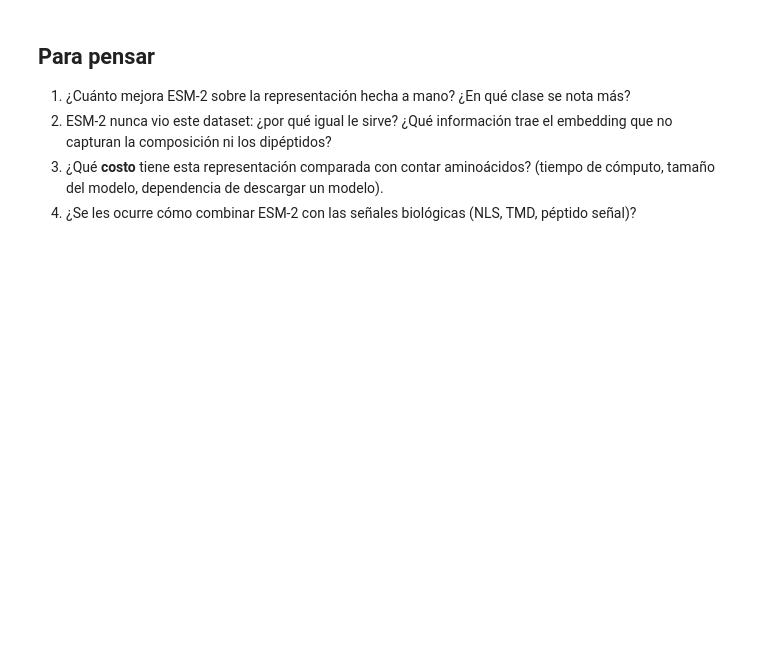
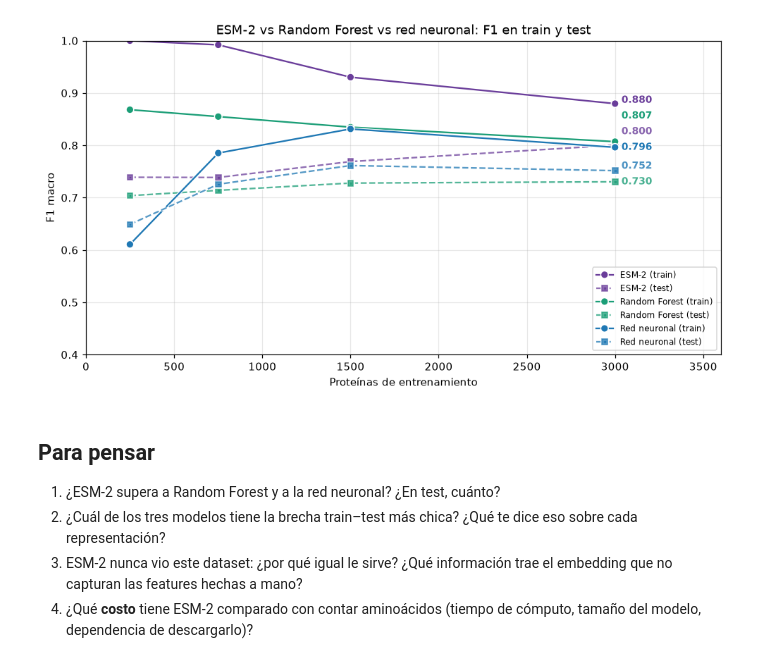
Before and after one commit to mberdakin/where-is-my-protein, a Jupyter notebook: notebooks/esm2_embeddings_colab.ipynb, the cells around one changed output. Drawn from its saved outputs; the diff is of its cells as text; code cells hidden in the pictures; blank space fills up the shorter version.

```diff
--- a/notebooks/esm2_embeddings_colab.ipynb
+++ b/notebooks/esm2_embeddings_colab.ipynb
@@ -49,13 +57,15 @@ red = AutoModel.from_pretrained(MODELO).eval()
 def calcular_embeddings(secuencias, batch=16):
     salida = np.zeros((len(secuencias), red.config.hidden_size), dtype=np.float32)
     for i in range(0, len(secuencias), batch):
-        enc = tokenizer(secuencias[i:i + batch], return_tensors="pt",
-                        padding=True, truncation=True, max_length=512)
+        enc = tokenizer(secuencias[i:i + batch], return_tensors="pt", padding=True,
+                        truncation=True, max_length=512)
         with torch.no_grad():
             hidden = red(**enc).last_hidden_state
         mask = enc["attention_mask"].unsqueeze(-1).float()
         salida[i:i + batch] = ((hidden * mask).sum(1) / mask.sum(1)).numpy()
+        if i % (batch * 50) == 0:
+            print(f"  {min(i + batch, len(secuencias))}/{len(secuencias)}")
     return salida
 
-X_esm = calcular_embeddings(df["sequence"].tolist())
+X_esm = calcular_embeddings(datos["sequence"].tolist())
 X_esm.shape
@@ -95,9 +141,43 @@ print(classification_report(y[idx_te], pred_esm, zero_division=0))
+# %%
+COLORES = {"ESM-2": "#6a3d9a", "Random Forest": "#1b9e77", "Red neuronal": "#1f78b4"}
+
+fig, ax = plt.subplots(figsize=(9, 5))
+extremos = []
+for nombre, color in COLORES.items():
+    d = resultados[resultados["modelo"] == nombre].sort_values("n_train")
+    ax.plot(d["n_train"], d["F1_train"], "-", color=color, marker="o", markersize=5,
+            label=f"{nombre} (train)",
+            path_effects=[pe.withStroke(linewidth=3, foreground="white")])
+    ax.plot(d["n_train"], d["F1_test"], "--", color=color, alpha=0.75, marker="s",
+            markersize=5, label=f"{nombre} (test)",
+            path_effects=[pe.withStroke(linewidth=3, foreground="white")])
+    extremos.append([d["n_train"].iloc[-1], d["F1_train"].iloc[-1],
+                     d["F1_train"].iloc[-1], color, 1.0])
+    extremos.append([d["n_train"].iloc[-1], d["F1_test"].iloc[-1],
+                     d["F1_test"].iloc[-1], color, 0.75])
+extremos.sort(key=lambda e: e[2])
+for i in range(1, len(extremos)):
+    if extremos[i][2] - extremos[i - 1][2] < 0.03:
+        extremos[i][2] = extremos[i - 1][2] + 0.03
+for x, valor, yv, color, alpha in extremos:
+    ax.annotate(f"{valor:.3f}", xy=(x, yv), xytext=(6, 0), textcoords="offset points",
+                color=color, alpha=alpha, fontsize=9, fontweight="bold", va="center",
+                ha="left", path_effects=[pe.withStroke(linewidth=2, foreground="white")])
+ax.set_xlabel("Proteínas de entrenamiento")
+ax.set_ylabel("F1 macro")
+ax.set_ylim(0.4, 1.0)
+ax.set_xlim(0, 3600)
+ax.grid(alpha=0.3)
+ax.legend(fontsize=8, loc="lower right")
+ax.set_title("ESM-2 vs Random Forest vs red neuronal: F1 en train y test")
+plt.tight_layout()
+plt.show()
+# %% [output]
+[figure, added]
 # %% [markdown]
 ## Para pensar
 
-1. ¿Cuánto mejora ESM-2 sobre la representación hecha a mano? ¿En qué clase se nota más?
-2. ESM-2 nunca vio este dataset: ¿por qué igual le sirve? ¿Qué información trae el embedding que
-   no capturan la composición ni los dipéptidos?
-3. ¿Qué **costo** tiene esta representación comparada con contar aminoácidos? (tiempo de
-   cómputo, tamaño del modelo, dependencia de descargar un modelo).
-4. ¿Se les ocurre cómo combinar ESM-2 con las señales biológicas (NLS, TMD, péptido señal)?
+1. ¿ESM-2 supera a Random Forest y a la red neuronal? ¿En test, cuánto?
+2. ¿Cuál de los tres modelos tiene la brecha train–test más chica? ¿Qué te dice eso sobre cada representación?
+3. ESM-2 nunca vio este dataset: ¿por qué igual le sirve? ¿Qué información trae el embedding que no capturan las features hechas a mano?
+4. ¿Qué **costo** tiene ESM-2 comparado con contar aminoácidos (tiempo de cómputo, tamaño del modelo, dependencia de descargarlo)?
```
Also changed, not shown: parts of 9 cells of this notebook, 5 other files.
